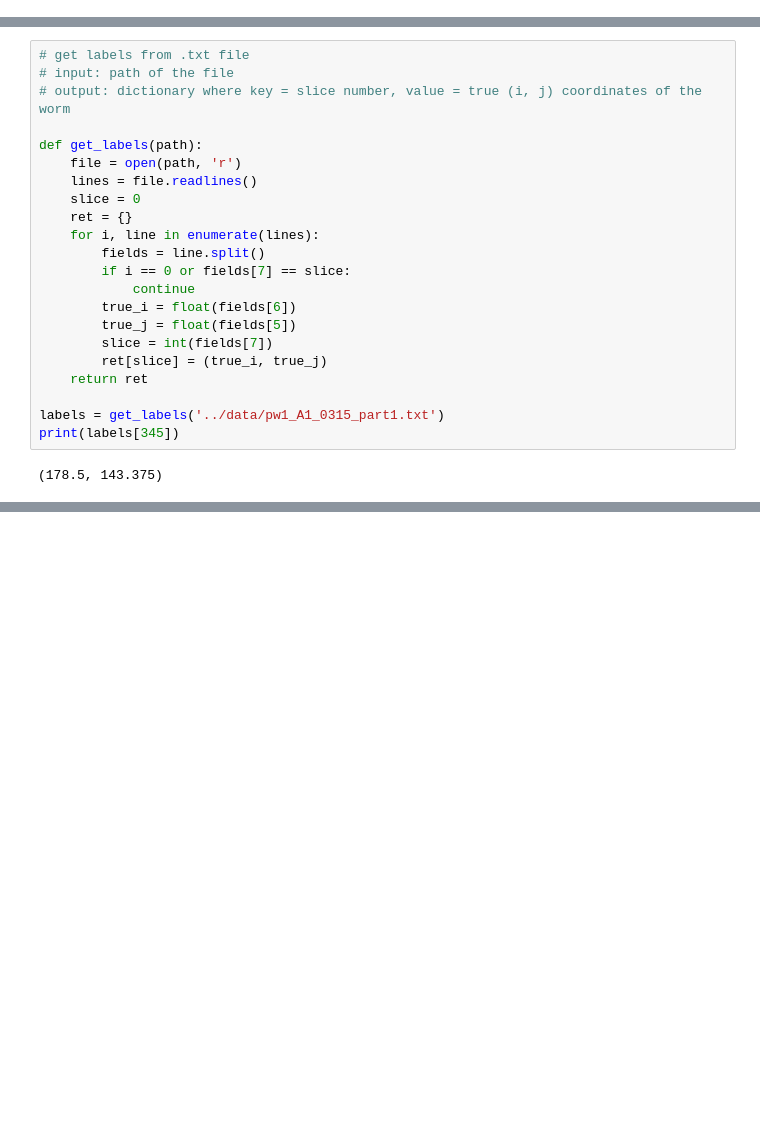
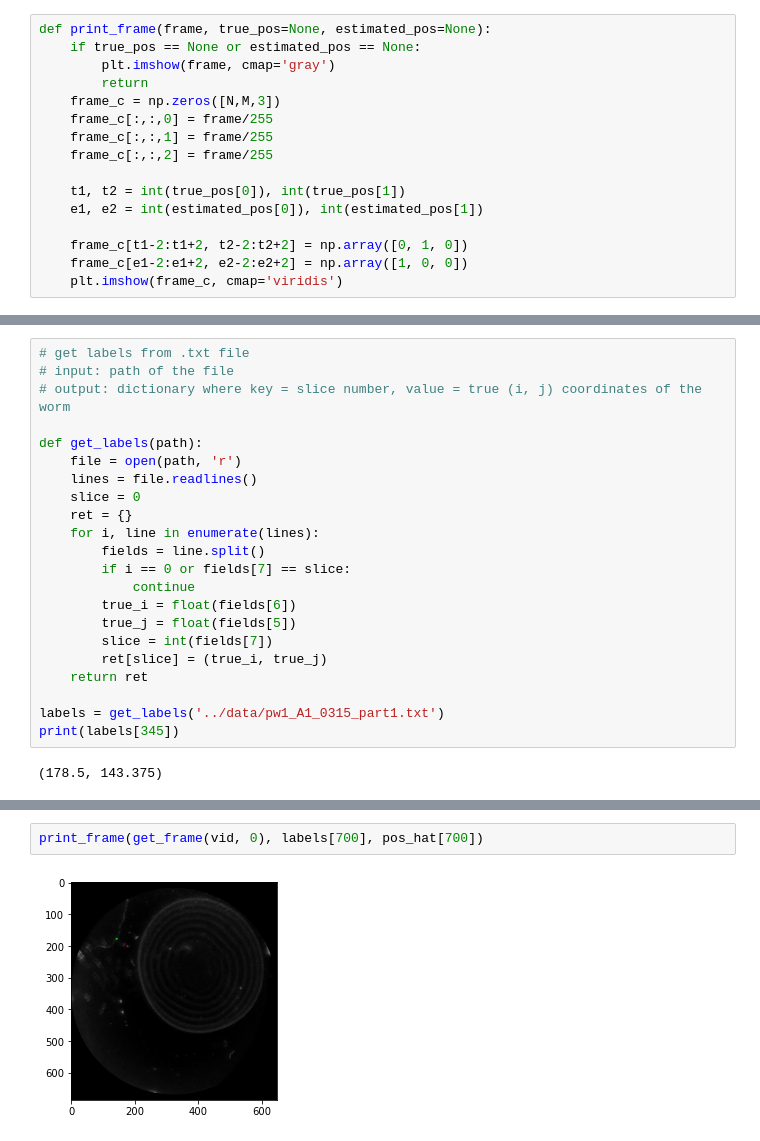
Before and after one commit to epenaroyuela/EPFL-ml-project, a Jupyter notebook: notebooks/preprocessing.ipynb, the cells around one changed output, grey strips where cells are left out. Cells and saved outputs as stored; diff of their text form; blank space fills up the shorter version.

```diff
--- a/notebooks/preprocessing.ipynb
+++ b/notebooks/preprocessing.ipynb
@@ -48,4 +59,20 @@ def get_next_frame(vid):
     return frame
+# %%
+def print_frame(frame, true_pos=None, estimated_pos=None):
+    if true_pos == None or estimated_pos == None:
+        plt.imshow(frame, cmap='gray')
+        return
+    frame_c = np.zeros([N,M,3])
+    frame_c[:,:,0] = frame/255
+    frame_c[:,:,1] = frame/255
+    frame_c[:,:,2] = frame/255
+
+    t1, t2 = int(true_pos[0]), int(true_pos[1])
+    e1, e2 = int(estimated_pos[0]), int(estimated_pos[1])
+
+    frame_c[t1-2:t1+2, t2-2:t2+2] = np.array([0, 1, 0])
+    frame_c[e1-2:e1+2, e2-2:e2+2] = np.array([1, 0, 0])
+    plt.imshow(frame_c, cmap='viridis')
 # %%
 # comparing two frames
 f1 = get_frame(vid, 0)
@@ -195,0 +223,4 @@ print(custom_accuracy(labels, pos_hat))
+# %%
+print_frame(get_frame(vid, 0), labels[700], pos_hat[700])
+# %% [output]
+[figure, added]
```
Also changed, not shown: parts of 8 cells of this notebook.
